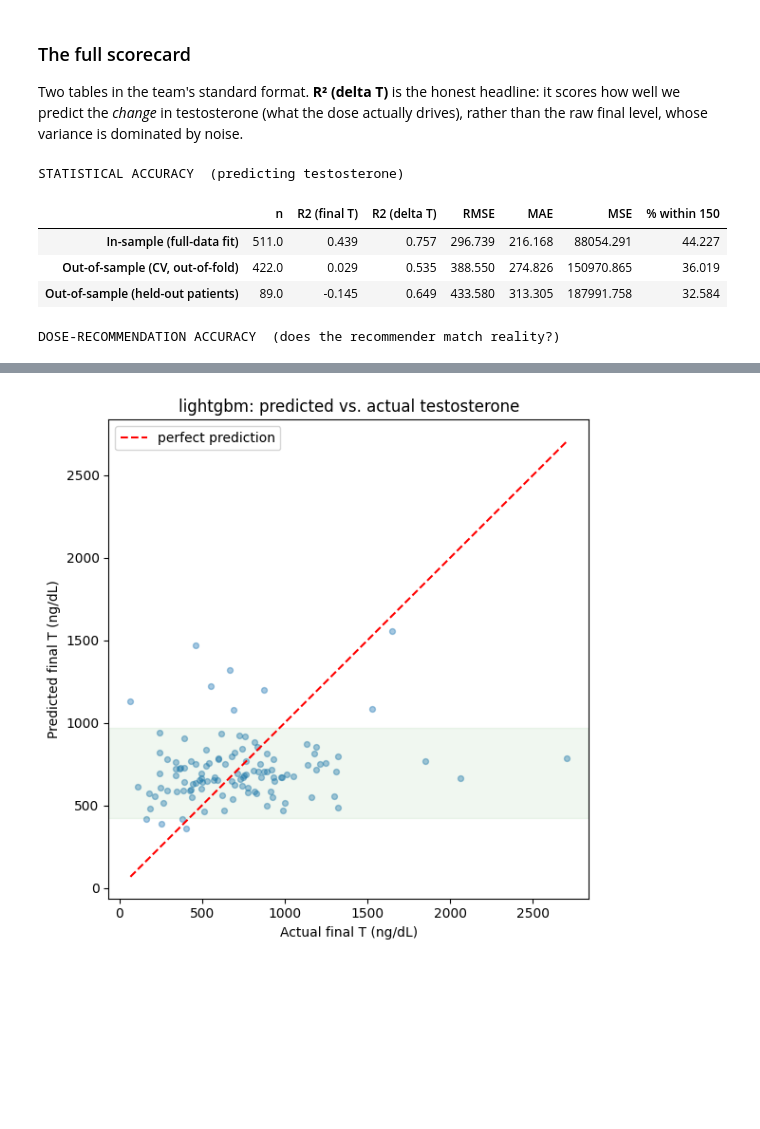
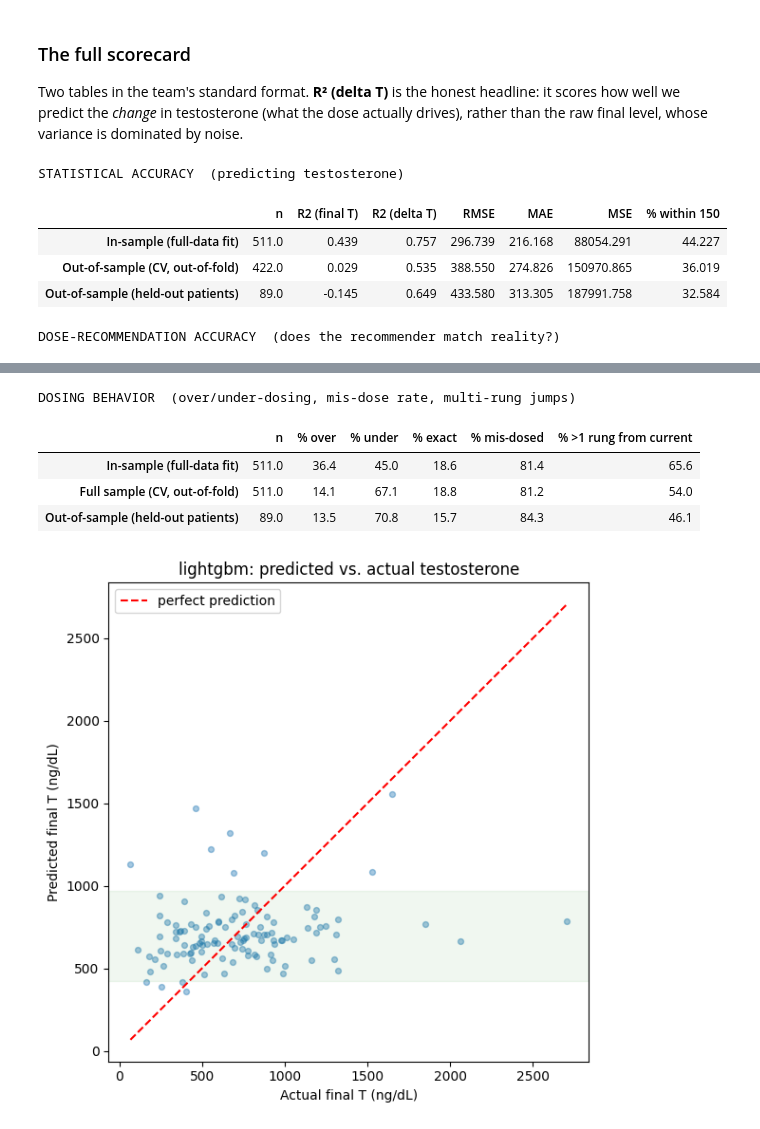
Before and after one commit to Atharv-R/Jatenzo-Dosing-Model, a Jupyter notebook: Model-Pipeline-Blueprint/notebooks/02_LightGBM_model.ipynb, the cells around one changed output, grey strips where cells are left out. Saved outputs shown, nothing was run; the diff lists cells and outputs as text; code cells hidden in the pictures; blank space fills up the shorter version.

```diff
--- a/Model-Pipeline-Blueprint/notebooks/02_LightGBM_model.ipynb
+++ b/Model-Pipeline-Blueprint/notebooks/02_LightGBM_model.ipynb
@@ -124,26 +124,33 @@ Two tables in the team's standard format. **R² (delta T)** is the honest headli
 # %%
 # The team's standard scorecard (two tables). R2 (delta T) is the honest read - it scores
 # predicting the CHANGE in testosterone, which is what the model actually influences.
 import report as report_mod
 cfg_min = {"data": {"source": "file", "abt_path": os.path.join(REPO, "data", "abt.csv")},
            "model": {"name": "outcome_t", "engine": ENGINE, "features": FEATURES,
                      "hyperparameters": {"n_estimators": 400, "learning_rate": 0.05, "max_depth": 3}},
            "experiment": {"seed": 42}}
-stat, rec = report_mod.build_report(cfg_min)
+stat, rec, beh = report_mod.build_report(cfg_min)
 print("STATISTICAL ACCURACY  (predicting testosterone)")
 display(stat.round(3))
 print("DOSE-RECOMMENDATION ACCURACY  (does the recommender match reality?)")
 display(rec.round(1))
+print("DOSING BEHAVIOR  (over/under-dosing, mis-dose rate, multi-rung jumps)")
+display(beh.round(1))
 # %% [output]
 STATISTICAL ACCURACY  (predicting testosterone)
 |  | n | R2 (final T) | R2 (delta T) | RMSE | MAE | MSE | % within 150 |
 | In-sample (full-data fit) | 511.0 | 0.439 | 0.757 | 296.739 | 216.168 | 88054.291 | 44.227 |
 | Out-of-sample (CV, out-of-fold) | 422.0 | 0.029 | 0.535 | 388.550 | 274.826 | 150970.865 | 36.019 |
 | Out-of-sample (held-out patients) | 89.0 | -0.145 | 0.649 | 433.580 | 313.305 | 187991.758 | 32.584 |
 DOSE-RECOMMENDATION ACCURACY  (does the recommender match reality?)
 |  | n | Exact % | Within 1 step % | n (clean) | Exact % (clean) | Within 1 step % (clean) |
 | In-sample (production model, full... | 511.0 | 18.6 | 44.6 | 498.0 | 19.1 | 44.6 |
 | Out-of-sample (held-out patients) | 89.0 | 15.7 | 43.8 | 86.0 | 16.3 | 45.3 |
+DOSING BEHAVIOR  (over/under-dosing, mis-dose rate, multi-rung jumps)
+|  | n | % over | % under | % exact | % mis-dosed | % >1 rung from current |
+| In-sample (full-data fit) | 511.0 | 36.4 | 45.0 | 18.6 | 81.4 | 65.6 |
+| Full sample (CV, out-of-fold) | 511.0 | 14.1 | 67.1 | 18.8 | 81.2 | 54.0 |
+| Out-of-sample (held-out patients) | 89.0 | 13.5 | 70.8 | 15.7 | 84.3 | 46.1 |
 # %%
 # Picture: predicted vs. actual final testosterone. Closer to the diagonal line = better.
 fig, ax = plt.subplots(figsize=(6, 6))
```
Also changed, not shown: 5 other files.
